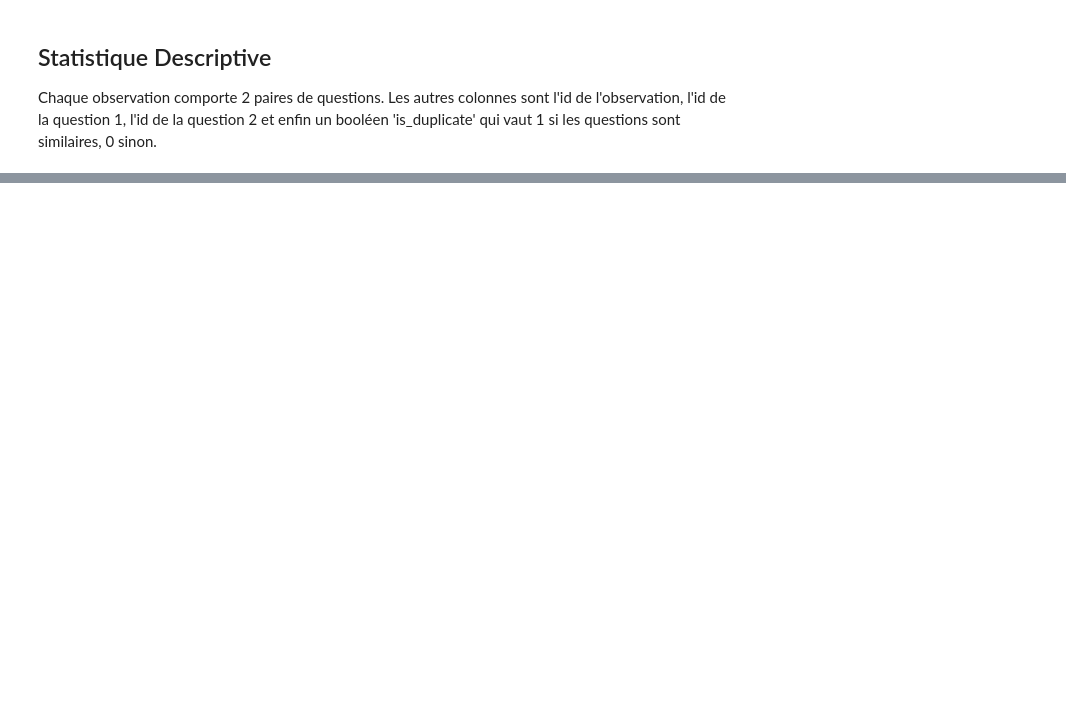
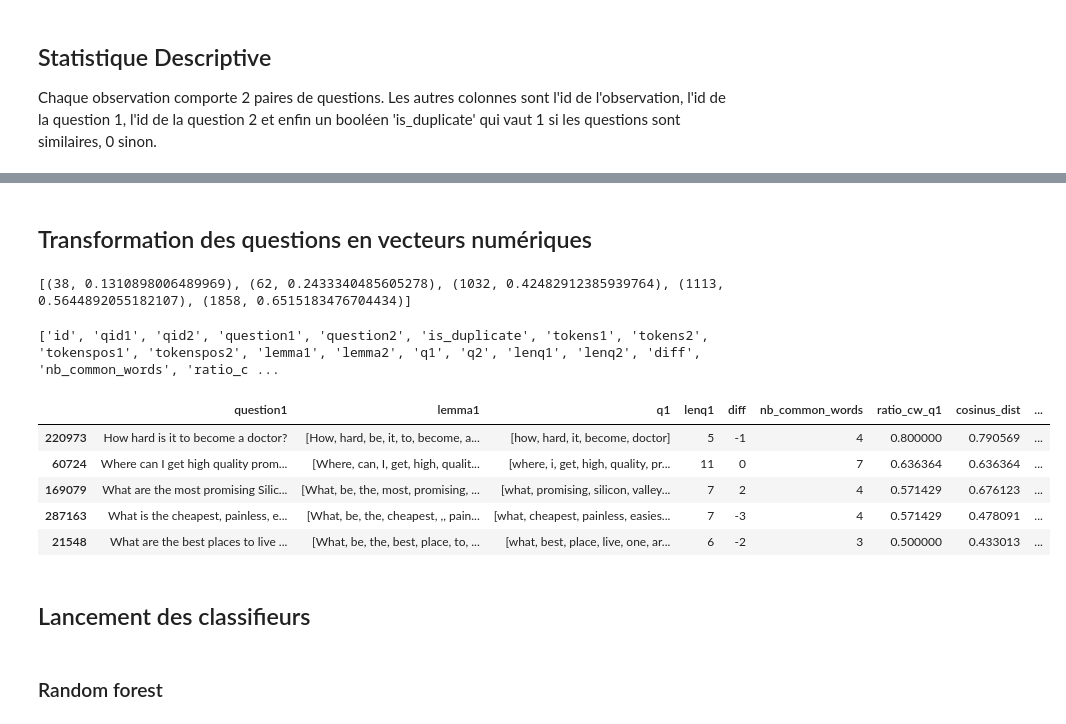
Before and after one commit to BrunoDumas/projet_ml, a Jupyter notebook: Quora.ipynb, the cells around one changed output, grey strips where cells are left out. Cells and saved outputs as stored; diff of their text form; code cells hidden in the pictures; blank space fills up the shorter version.

```diff
--- a/Quora.ipynb
+++ b/Quora.ipynb
@@ -129,0 +259,2 @@ print(lemmas)
+# %% [markdown]
+## Transformation des questions en vecteurs numériques
@@ -129,0 +271,56 @@ print(lemmas)
+# %%
+from gensim import models, similarities
+
+# Distance cosinus entre les 2 vecteurs
+vecteur1, vecteur2 = vectoriser(train)
+train['vecteur1'] = vecteur1
+train['vecteur2'] = vecteur2
+train['cosinus_dist'] = train.apply(lambda x:gensim.matutils.cossim(x['vecteur1'], x['vecteur2']), axis=1)
+
+
+t_vecteur1, t_vecteur2 = vectoriser(test)
+test['vecteur1'] = t_vecteur1
+test['vecteur2'] = t_vecteur2
+test['cosinus_dist'] = test.apply(lambda x:gensim.matutils.cossim(x['vecteur1'], x['vecteur2']), axis=1)
+# %%
+# Calcul du score TF-IDF score pour chaque mot
+
+corpora.MmCorpus.serialize('corpus.mm', vecteur1 + vecteur2) # Sauvegarder le corpus
+corpus1 = corpora.MmCorpus('corpus.mm') # Charger le corpus
+
+corpora.MmCorpus.serialize('t_corpus.mm', t_vecteur1 + t_vecteur2) # Sauvegarder le corpus
+t_corpus1 = corpora.MmCorpus('t_corpus.mm') # Charger le corpus
+# %%
+tfidf = models.TfidfModel(corpus1)
+
+t_tfidf = models.TfidfModel(t_corpus1)
+# %%
+# Exemple vecteur en utilisant le score tfidf
+corpus_tfidf = tfidf[vecteur1[0]]
+print(corpus_tfidf)
+# %% [output]
+[(38, 0.1310898006489969), (62, 0.2433340485605278), (1032, 0.42482912385939764), (1113, 0.5644892055182107), (1858, 0.6515183476704434)]
+# %%
+train['vecteur1_Tfidf'] = train.vecteur1.apply(lambda x: tfidf[x])
+train['vecteur2_Tfidf'] = train.vecteur2.apply(lambda x: tfidf[x])
+train['cosinus_dist_Tfidf'] = train.apply(
+    lambda x:gensim.matutils.cossim(x['vecteur1_Tfidf'], x['vecteur2_Tfidf']), axis=1)
+
+test['vecteur1_Tfidf'] = test.vecteur1.apply(lambda x: t_tfidf[x])
+test['vecteur2_Tfidf'] = test.vecteur2.apply(lambda x: t_tfidf[x])
+test['cosinus_dist_Tfidf'] = test.apply(
+    lambda x:gensim.matutils.cossim(x['vecteur1_Tfidf'], x['vecteur2_Tfidf']), axis=1)
+# %%
+print(list(train.columns.values))
+train[['question1', 'lemma1', 'q1', 'lenq1', 'diff', 'nb_common_words', 'ratio_cw_q1',
+       'cosinus_dist', 'vecteur1_Tfidf', 'cosinus_dist_Tfidf']].head(5)
+# %% [output]
+['id', 'qid1', 'qid2', 'question1', 'question2', 'is_duplicate', 'tokens1', 'tokens2', 'tokenspos1', 'tokenspos2', 'lemma1', 'lemma2', 'q1', 'q2', 'lenq1', 'lenq2', 'diff', 'nb_common_words', 'ratio_c ...
+|  | question1 | lemma1 | q1 | lenq1 | diff | nb_common_words | ratio_cw_q1 | cosinus_dist | ... |
+| 220973 | How hard is it to become a doctor? | [How, hard, be, it, to, become, a... | [how, hard, it, become, doctor] | 5 | -1 | 4 | 0.800000 | 0.790569 | ... |
+| 60724 | Where can I get high quality prom... | [Where, can, I, get, high, qualit... | [where, i, get, high, quality, pr... | 11 | 0 | 7 | 0.636364 | 0.636364 | ... |
+| 169079 | What are the most promising Silic... | [What, be, the, most, promising, ... | [what, promising, silicon, valley... | 7 | 2 | 4 | 0.571429 | 0.676123 | ... |
+| 287163 | What is the cheapest, painless, e... | [What, be, the, cheapest, ,, pain... | [what, cheapest, painless, easies... | 7 | -3 | 4 | 0.571429 | 0.478091 | ... |
+| 21548 | What are the best places to live ... | [What, be, the, best, place, to, ... | [what, best, place, live, one, ar... | 6 | -2 | 3 | 0.500000 | 0.433013 | ... |
+# %% [markdown]
+## Lancement des classifieurs
@@ -129,0 +343,2 @@ print(lemmas)
+# %% [markdown]
+### Random forest
```
Also changed, not shown: parts of 35 cells of this notebook, 1 other file.
